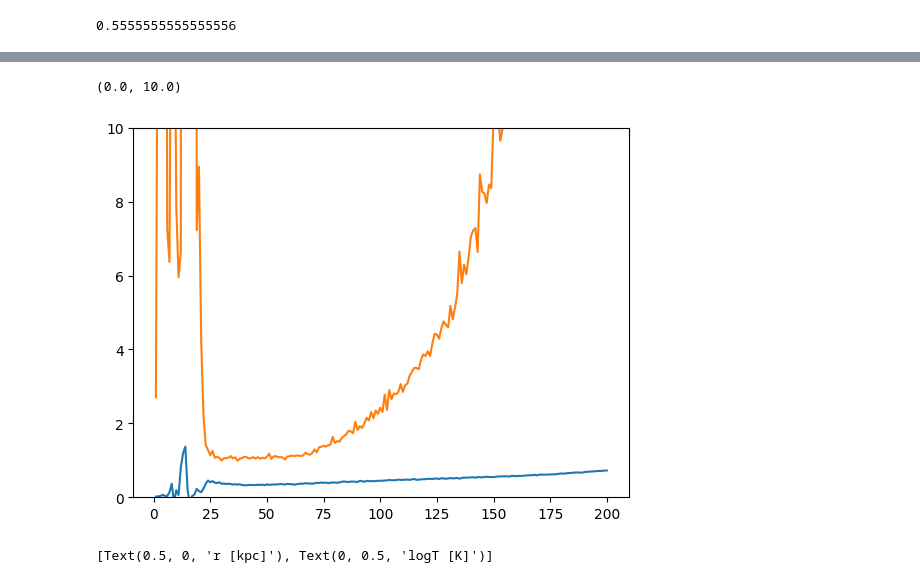
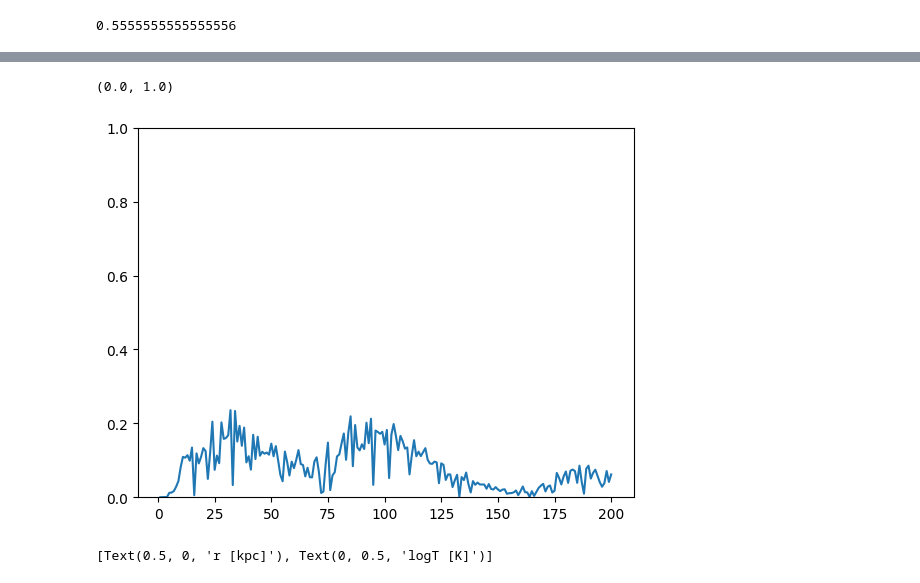
Before and after one commit to gusbeane/GSEgas, a Jupyter notebook: plots/coolingflow/coolingflow.ipynb, the cells around one changed output, grey strips where cells are left out. Cells and saved outputs as stored; diff of their text form; code cells hidden in the pictures.

Commit message:
Add some notebooks to plot folders

```diff
--- a/plots/coolingflow/coolingflow.ipynb
+++ b/plots/coolingflow/coolingflow.ipynb
@@ -16,7 +16,7 @@ import importlib
 importlib.reload(lowda);
 # %%
 name = 'MW4_MHG0.25_GSE2_MHG0.5'
-nameiso = 'MW4iso_fg0.2_MHG0.25_RC9'
+nameiso = 'MW4iso_fg0.2_MHG0.25_RC9_vphi0.1'
 lvl = 'lvl4-noB'
 
 idx_list = [0, 50, 100, 200, 400, 600, 800, 1000, 1200, 1400, 1600]
@@ -123,9 +104,9 @@ NameError: name 'passcalar' is not defined
 # %%
 r_pt = {}
 for pt in range(6):
-    if sn.NumPart_Total[pt] > 0:
+    if sn.header.NumPart_Total[pt] > 0:
         part = getattr(sn, 'part'+str(pt))
-        r_pt[pt] = np.linalg.norm(part.rotpos, axis=1)
+        r_pt[pt] = np.linalg.norm(part.RotatedCoordinates, axis=1)
 
 renclist       = np.linspace(1, 200, 200)
 
@@ -143,10 +124,10 @@ for i,renc in enumerate(renclist):
     for pt in r_pt.keys():
         part = getattr(sn, 'part'+str(pt))
         key = r_pt[pt] < renc
-        if sn.MassTable[pt] == 0:
-            Menc[i] += np.sum(part.mass.value[key])
+        if sn.header.MassTable[pt] == 0:
+            Menc[i] += np.sum(part.Masses[key])
         else:
-            Menc[i] += sn.MassTable[pt] * np.sum(key)
+            Menc[i] += sn.header.MassTable[pt] * np.sum(key)
 
     key          = np.logical_and(r_pt[0] > renc - dr/2., r_pt[0] < renc + dr/2.)
     cssqlist[i]  = np.mean(cssq[key])
@@ -255,15 +235,16 @@ B= 0.20000000000000007
 # %%
-mach = np.abs(vrlist)/np.sqrt(cssqlist)
-plt.plot(renclist, tcoollist/tfflist)
+# mach = np.abs(vrlist)/np.sqrt(cssqlist)
+# plt.plot(renclist, tcoollist/tfflist)
+plt.plot(renclist, tcoollist/tflowlist)
 
 A = 0.9*(1-2*m)
 B = 1 + (4/3)*m
 # print(np.sqrt(A/2)/B)
-plt.plot(renclist, np.sqrt(A/2)/B/mach)
-plt.ylim(0, 10)
+# plt.plot(renclist, np.sqrt(A/2)/B/mach)
+plt.ylim(0, 1)
 # %% [output]
-(0.0, 10.0)
+(0.0, 1.0)
-[figure, old version]
+[figure, new version]
 # %%
 fig, ax = plt.subplots(1, 1)
 
```
Also changed, not shown: parts of 17 cells of this notebook, 3 other files.
